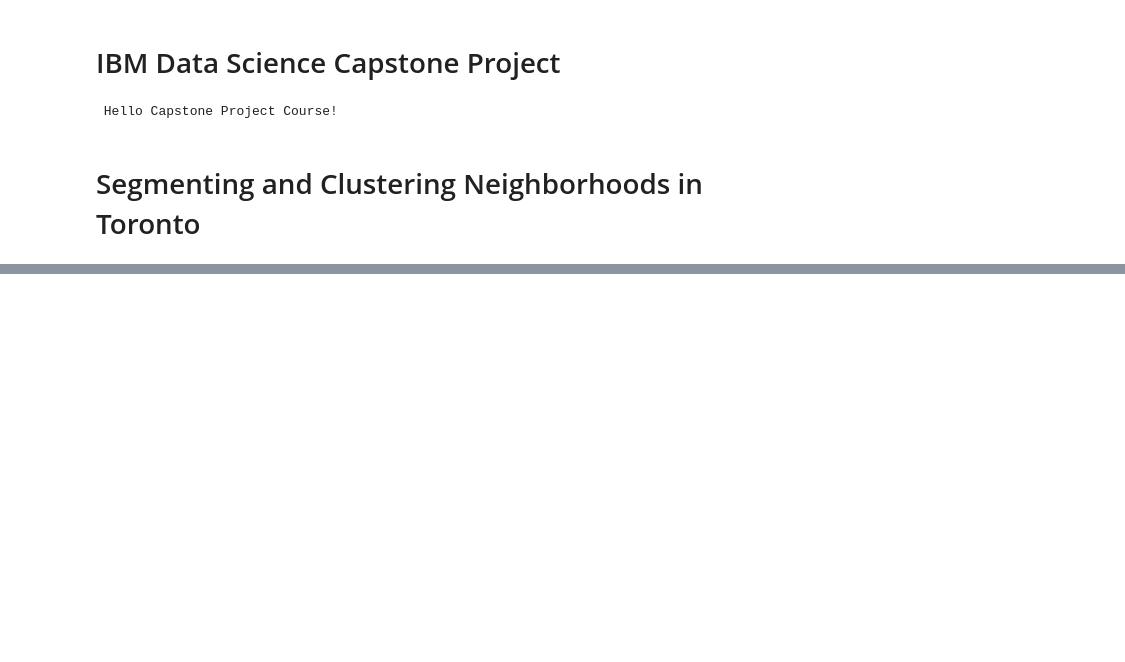
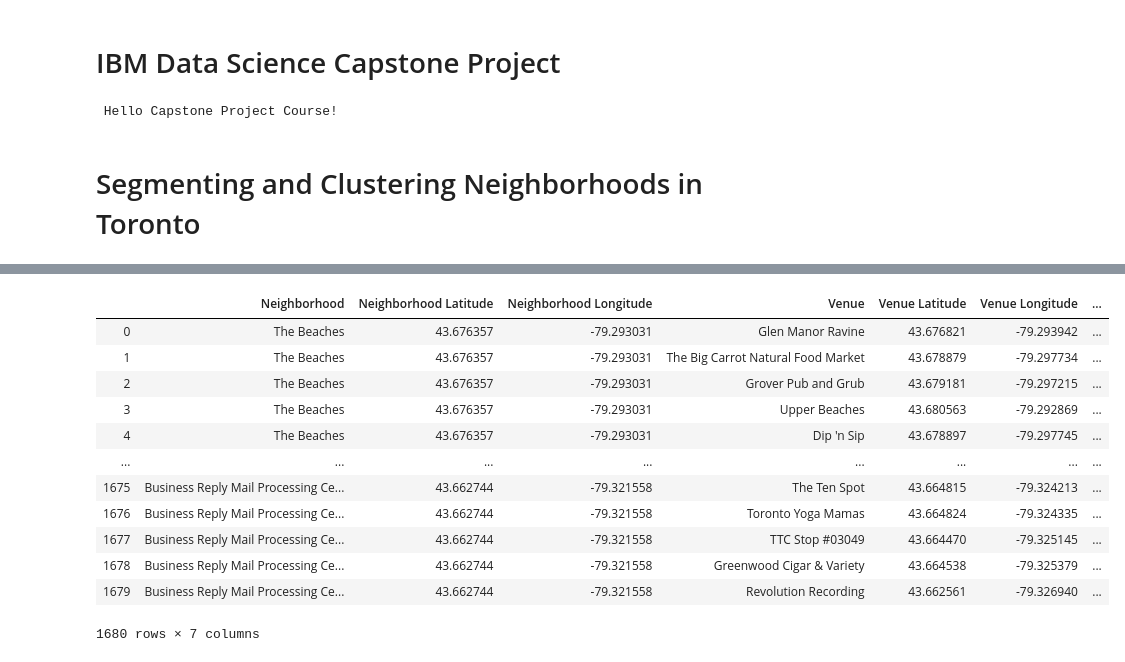
Before and after one commit to jaskiratnandhra/Coursera_Capstone, a Jupyter notebook: First Assignment.ipynb, the cells around one changed output, grey strips where cells are left out. Cells and saved outputs as stored; diff of their text form; code cells hidden in the pictures; blank space fills up the shorter version.

```diff
--- a/First Assignment.ipynb
+++ b/First Assignment.ipynb
@@ -52,0 +232,16 @@ Toronto_df
+# %%
+toronto_venues
+# %% [output]
+|  | Neighborhood | Neighborhood Latitude | Neighborhood Longitude | Venue | Venue Latitude | Venue Longitude | ... |
+| 0 | The Beaches | 43.676357 | -79.293031 | Glen Manor Ravine | 43.676821 | -79.293942 | ... |
+| 1 | The Beaches | 43.676357 | -79.293031 | The Big Carrot Natural Food Market | 43.678879 | -79.297734 | ... |
+| 2 | The Beaches | 43.676357 | -79.293031 | Grover Pub and Grub | 43.679181 | -79.297215 | ... |
+| 3 | The Beaches | 43.676357 | -79.293031 | Upper Beaches | 43.680563 | -79.292869 | ... |
+| 4 | The Beaches | 43.676357 | -79.293031 | Dip 'n Sip | 43.678897 | -79.297745 | ... |
+| ... | ... | ... | ... | ... | ... | ... | ... |
+| 1675 | Business Reply Mail Processing Ce... | 43.662744 | -79.321558 | The Ten Spot | 43.664815 | -79.324213 | ... |
+| 1676 | Business Reply Mail Processing Ce... | 43.662744 | -79.321558 | Toronto Yoga Mamas | 43.664824 | -79.324335 | ... |
+| 1677 | Business Reply Mail Processing Ce... | 43.662744 | -79.321558 | TTC Stop #03049 | 43.664470 | -79.325145 | ... |
+| 1678 | Business Reply Mail Processing Ce... | 43.662744 | -79.321558 | Greenwood Cigar & Variety | 43.664538 | -79.325379 | ... |
+| 1679 | Business Reply Mail Processing Ce... | 43.662744 | -79.321558 | Revolution Recording | 43.662561 | -79.326940 | ... |
+1680 rows × 7 columns
```
Also changed, not shown: parts of 39 cells of this notebook.
